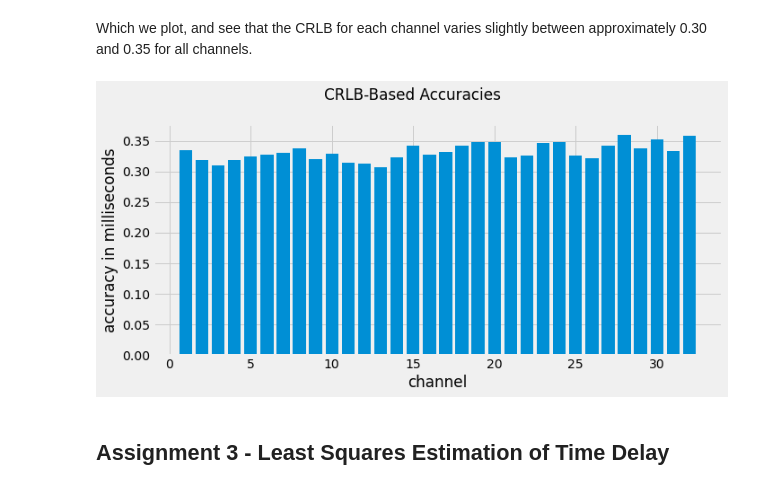
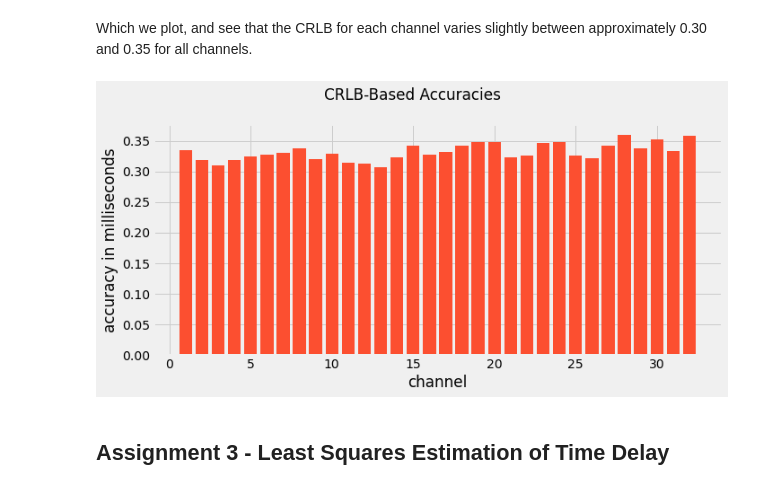
Before and after one commit to fonstelien/INF4480, a Jupyter notebook: project2/project2.ipynb, the cells around one changed output. Cells and saved outputs as stored; diff of their text form; code cells hidden in the pictures.

```diff
--- a/project2/project2.ipynb
+++ b/project2/project2.ipynb
@@ -354,16 +375,16 @@ Which we plot, and see that the CRLB for each channel varies slightly between ap
 # %%
 fig, axes = plt.subplots(ncols=1, nrows=1, sharex=True, sharey=False, figsize=(10,5))
 fig.suptitle(r'CRLB-Based Accuracies')
 
 ax = axes
-plt.bar(np.arange(1,33), accuracies*1E6)
+plt.bar(np.arange(1,33), accuracies*1E6, color=COLORS[1])
 ax.set_xlabel(r'channel')
 ax.set_ylabel(r'accuracy in milliseconds')
 
 plt.tight_layout()
 plt.show()
 # %% [output]
-[figure, old version]
+[figure, new version]
 # %% [markdown]
 ## Assignment 3 - Least Squares Estimation of Time Delay
 # %% [markdown]
```
Also changed, not shown: parts of 16 cells of this notebook, 1 other file.
